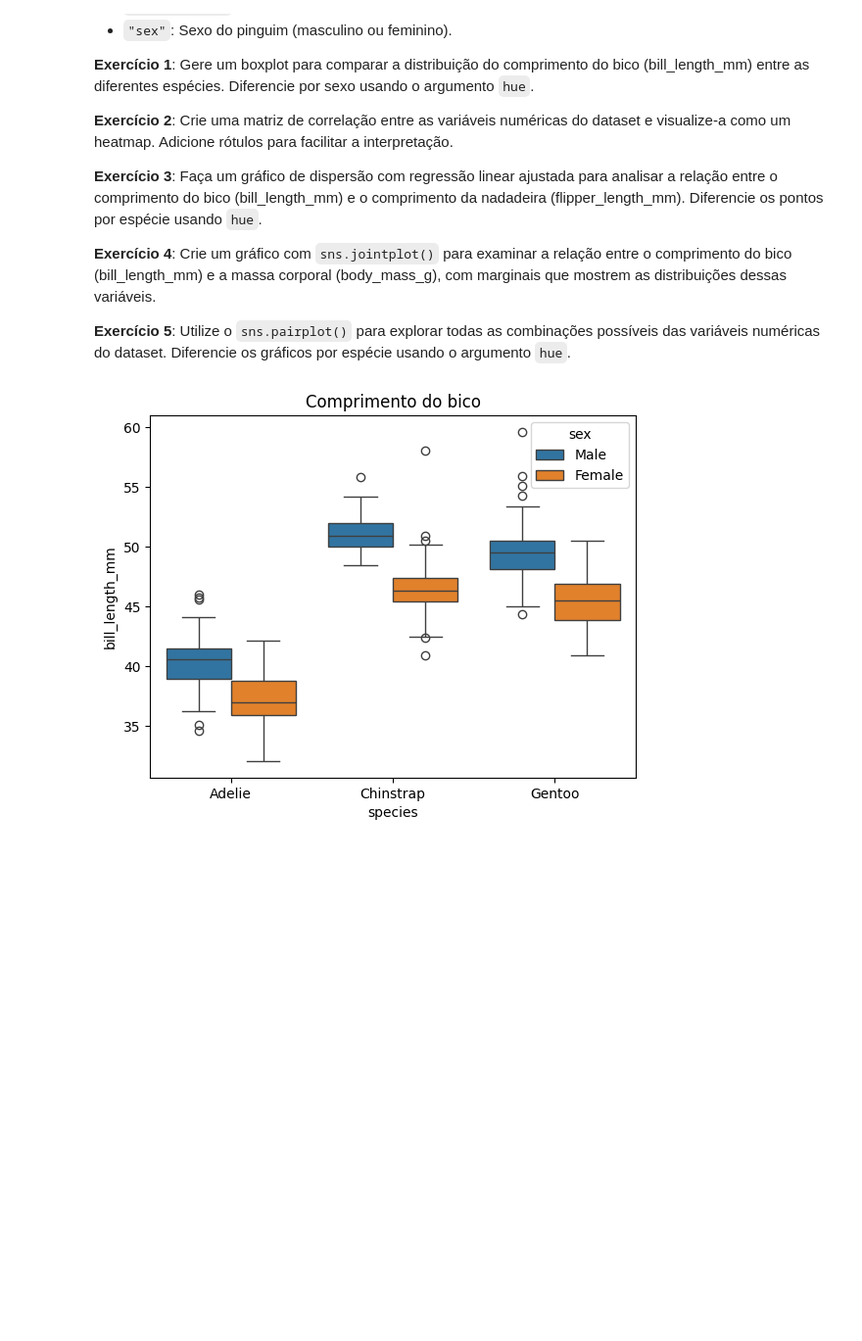
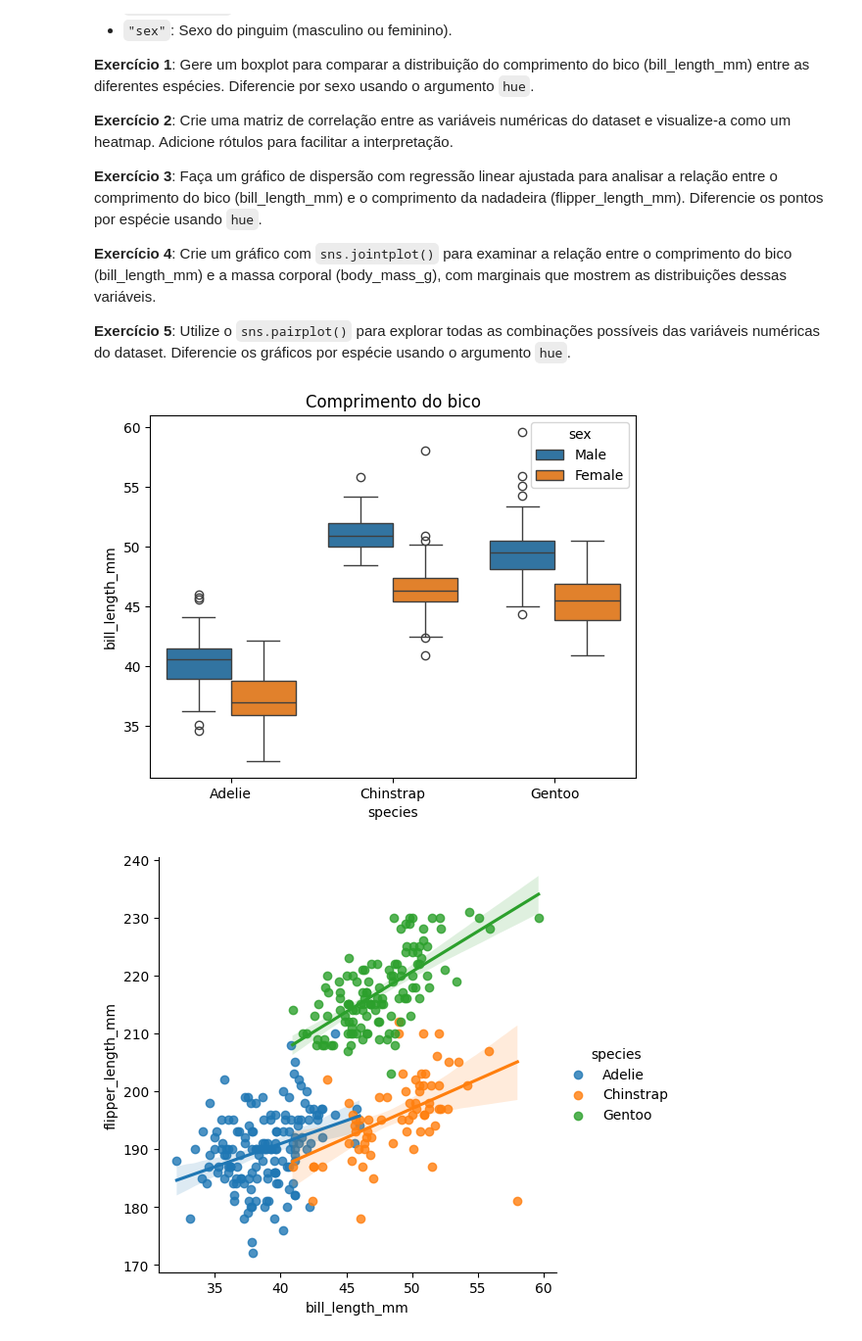
Before and after one commit to natashanuto/CEE2, a Jupyter notebook: Exercicios.ipynb, the cells around one changed output. Shown: that part at 98% size. Saved outputs shown, nothing was run; the diff lists cells and outputs as text; code cells hidden in the pictures; blank space fills up the shorter version.

```diff
--- a/Exercicios.ipynb
+++ b/Exercicios.ipynb
@@ -1294,9 +1530,24 @@ Descrição das variáveis:
 # %%
 import matplotlib.pyplot as plt
 import seaborn as sns
 
 sns.boxplot(data = penguins, x = "species", y = "bill_length_mm", hue = "sex")
 plt.title("Comprimento do bico")
 plt.show()
+
+sns.lmplot(data = penguins, x = "bill_length_mm", y = "flipper_length_mm", hue = "species")
+plt.show()
+
+matriz = penguins[["bill_length_mm", "flipper_length_mm", "bill_depth_mm", "body_mass_g"]].corr()
+sns.heatmap(data = matriz, annot = True, fmt = ".1f")
+plt.xlabel("x")
+plt.show()
+
+sns.jointplot(data = penguins, x = "bill_length_mm", y = "body_mass_g")
+plt.show()
+
+sns.pairplot(data = penguins, hue = "species")
+plt.show()
 # %% [output]
 [figure]
+[figure, added]
```
Also changed, not shown: parts of 11 cells of this notebook.
